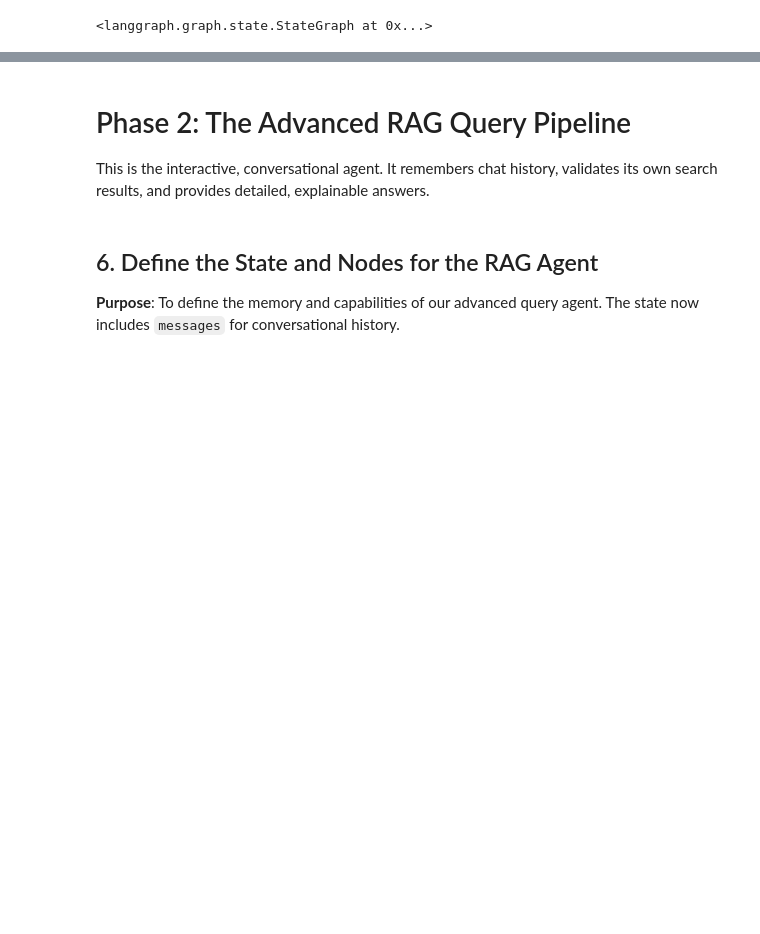
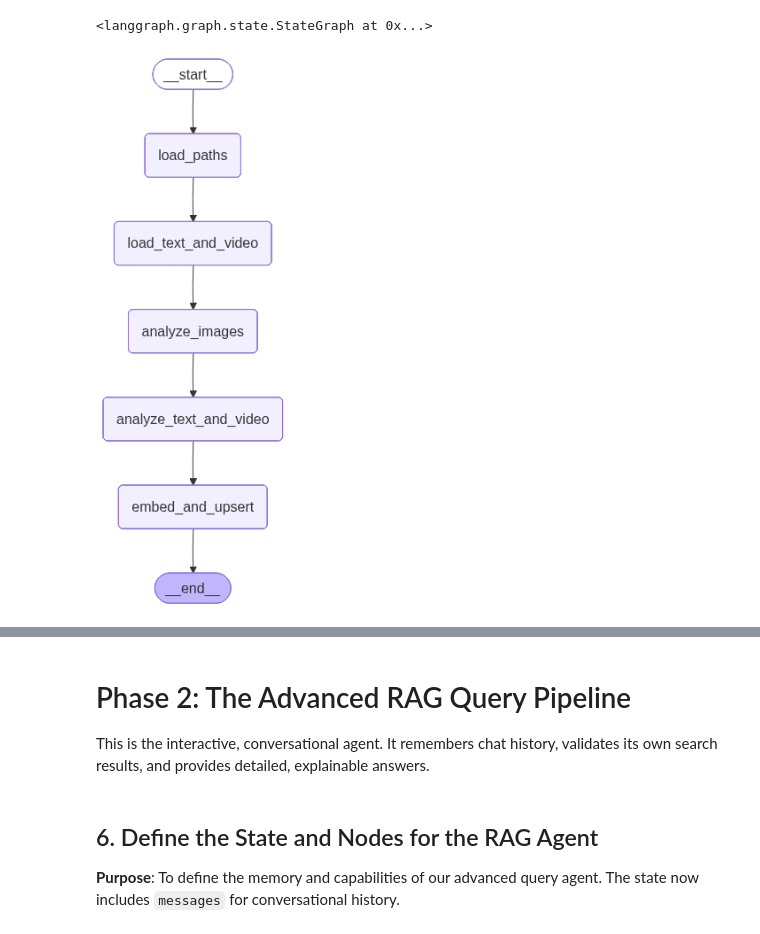
Before and after one commit to atingupta2005/agentic-ai-aug-25-b2, a Jupyter notebook: labs/day-5/7_Advanced_Movie_Poster_RAG.ipynb, the cells around one changed output, grey strips where cells are left out. Cells and saved outputs as stored; diff of their text form; code cells hidden in the pictures; blank space fills up the shorter version.

```diff
--- a/labs/day-5/7_Advanced_Movie_Poster_RAG.ipynb
+++ b/labs/day-5/7_Advanced_Movie_Poster_RAG.ipynb
@@ -159,7 +163,7 @@ def analyze_images_node(state: IndexingState):
         # If the index does not exist, create it
         pc.create_index(
             name=PINECONE_INDEX_NAME,
-            dimension=1536,  # dimensionality of the embedding vector
+            dimension=3072,  # dimensionality of the embedding vector
             metric="cosine", # similarity metric
             spec=ServerlessSpec(cloud="aws", region="us-east-1") # serverless index config
         )
@@ -465,6 +471,11 @@ indexing_workflow.add_edge("embed_and_upsert", END)
 # %%
 # Compile the defined workflow into an executable app or pipeline
 indexing_app = indexing_workflow.compile()
+# %%
+# Use the correct name, IPImage, for displaying in the notebook
+display(IPImage(indexing_app.get_graph().draw_mermaid_png()))
+# %% [output]
+[figure, added]
 # %%
 # Log the start of the indexing pipeline execution
 print("--- Invoking Indexing Pipeline ---")
```
Also changed, not shown: parts of 8 cells of this notebook.
